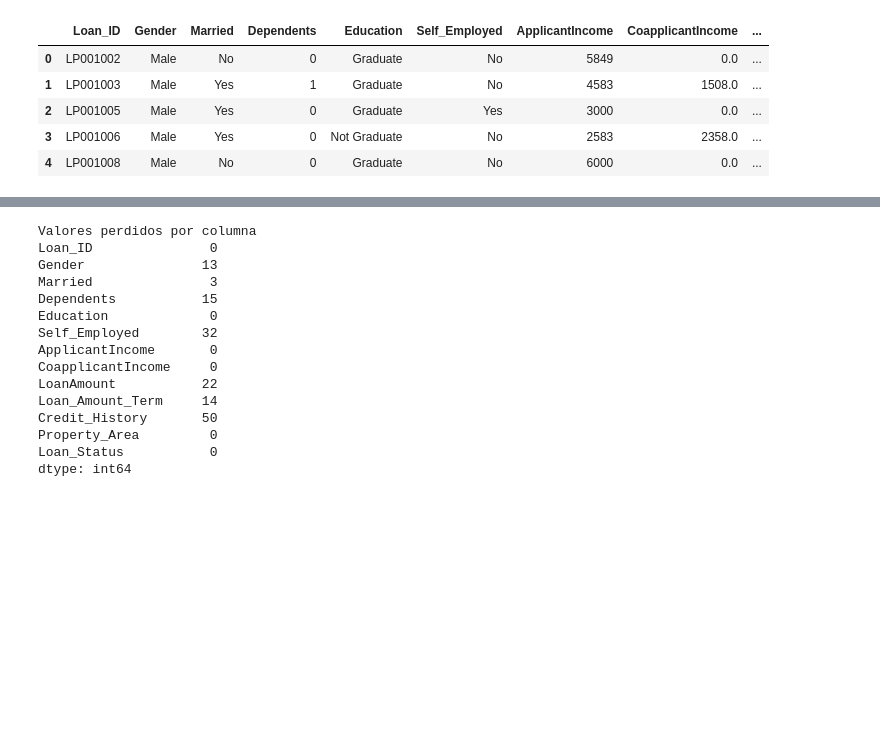
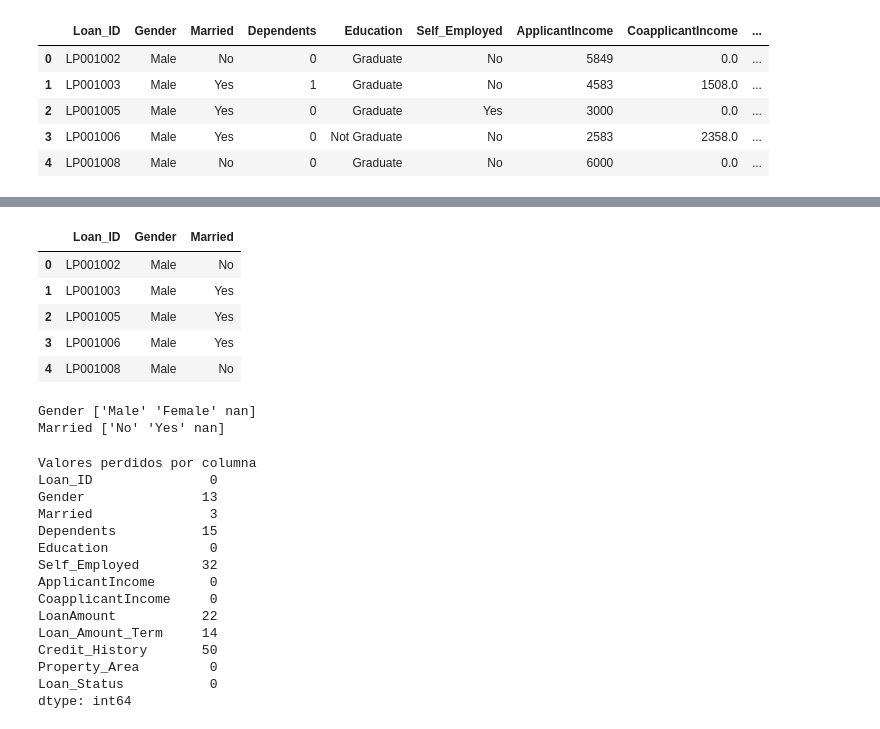
Before and after one commit to kendalvictor/proof_analyticsvidhya, a Jupyter notebook: beca_unmsm/AlgoritmosClasificacion-RegresionLogisticaKNNNaiveBayes.ipynb, the cells around one changed output, grey strips where cells are left out. Drawn from its saved outputs; the diff is of its cells as text; code cells hidden in the pictures; blank space fills up the shorter version.

```diff
--- a/beca_unmsm/AlgoritmosClasificacion-RegresionLogisticaKNNNaiveBayes.ipynb
+++ b/beca_unmsm/AlgoritmosClasificacion-RegresionLogisticaKNNNaiveBayes.ipynb
@@ -33,3 +59,19 @@ train.head()
+# %%
+#Primeras 3 columnas
+train.iloc[:,:3].head()
+# %% [output]
+|  | Loan_ID | Gender | Married |
+| 0 | LP001002 | Male | No |
+| 1 | LP001003 | Male | Yes |
+| 2 | LP001005 | Male | Yes |
+| 3 | LP001006 | Male | Yes |
+| 4 | LP001008 | Male | No |
+# %%
+for col in train.iloc[:,1:3].columns:
+    print(col, train[col].unique())
+# %% [output]
+Gender ['Male' 'Female' nan]
+Married ['No' 'Yes' nan]
 # %%
 #train.loc[(train['Gender']=='Female')|(train['Married']=='No'),['Gender','Married']]
 # %%
```
Also changed, not shown: parts of 5 cells of this notebook, 7 other files.
